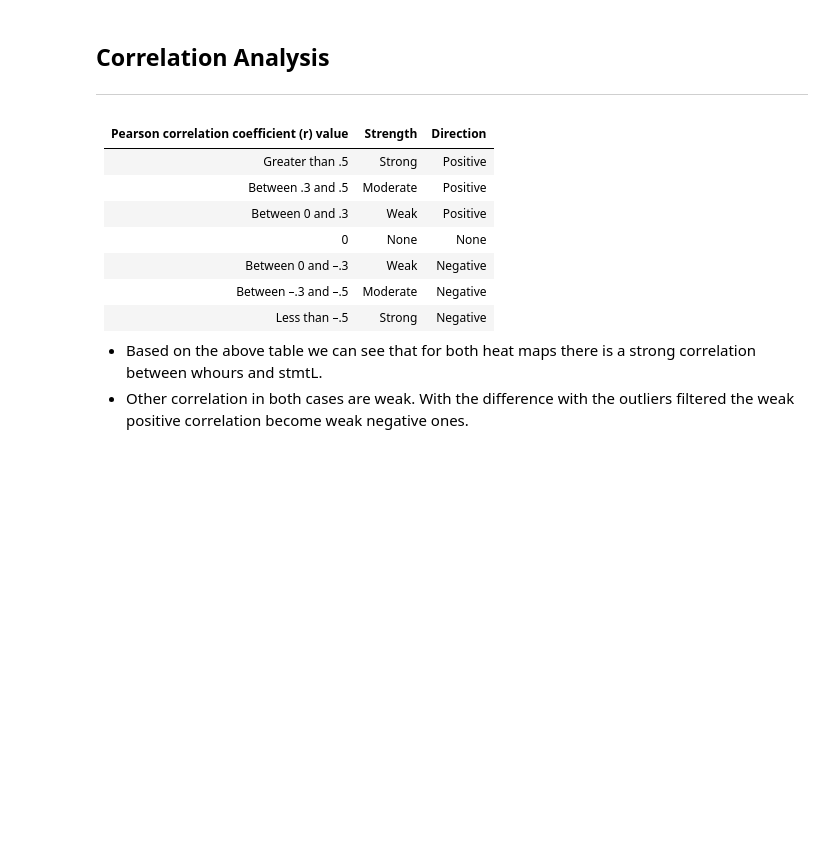
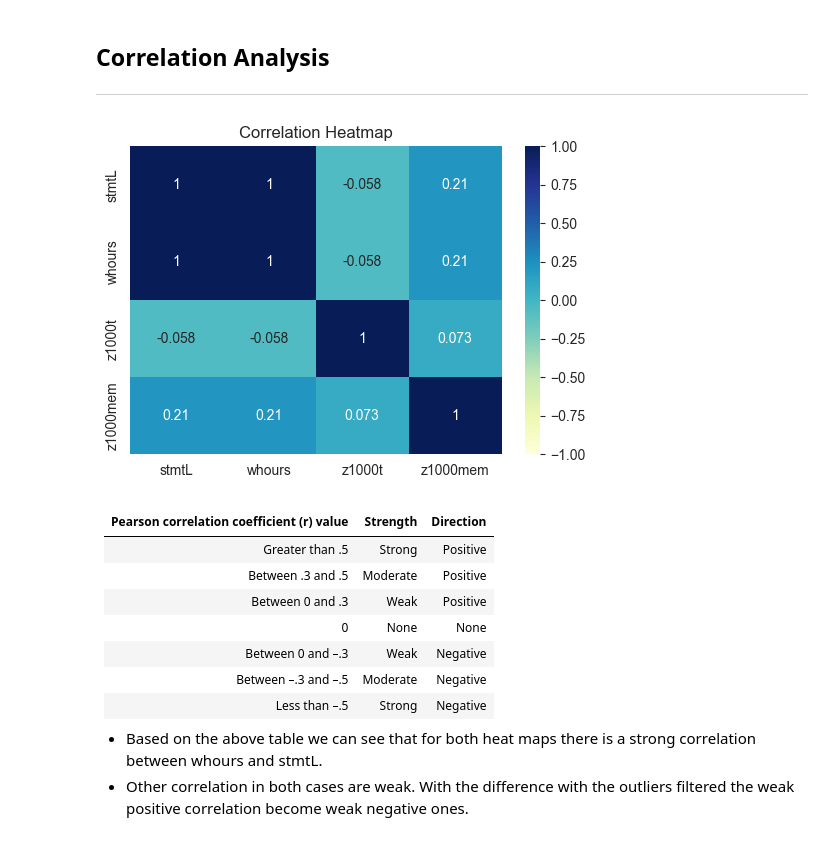
Before and after one commit to kevanoovitch/PA1457_RM_DataAnalysis, a Jupyter notebook: assignment3.ipynb, the cells around one changed output. Saved outputs shown, nothing was run; the diff lists cells and outputs as text; code cells hidden in the pictures; blank space fills up the shorter version.

```diff
--- a/assignment3.ipynb
+++ b/assignment3.ipynb
@@ -314,20 +330,27 @@ NameError: name 'df_mem' is not defined
 ---
 # %%
 
-corr = df[['stmtL', 'whours', 'z1000t', 'z1000mem']].corr(method='pearson')
+
 
 import seaborn as sns
 import matplotlib.pyplot as plt
 
-plt.figure(figsize=(6,4))
-sns.heatmap(corr, annot=True, cmap='coolwarm')
+
+cols = ['stmtL', 'whours', 'z1000t', 'z1000mem']
+
+# Convert all to numeric; non-numeric entries become NaN
+numeric_df = df[cols].apply(pd.to_numeric, errors='coerce')
+
+# Compute correlation
+corr = numeric_df.corr(method='pearson')
+
+# Plot heatmap
+plt.figure(figsize=(6, 4))
+sns.heatmap(corr, annot=True, cmap='YlGnBu', vmin=-1, vmax=1)
 plt.title('Correlation Heatmap')
 plt.show()
-
-corr_filtered = filtered_df[['stmtL', 'whours', 'z1000t', 'z1000mem']].corr(method='pearson')
-sns.heatmap(corr_filtered, annot=True, cmap='coolwarm')
-plt.title('Correlation Heatmap (Without Outliers)')
-plt.show()
+# %% [output]
+[figure, added]
 # %% [markdown]
 | Pearson correlation coefficient (r) value | Strength  | Direction |
 |--------------------------------------------|------------|------------|
```
Also changed, not shown: parts of 18 cells of this notebook.
